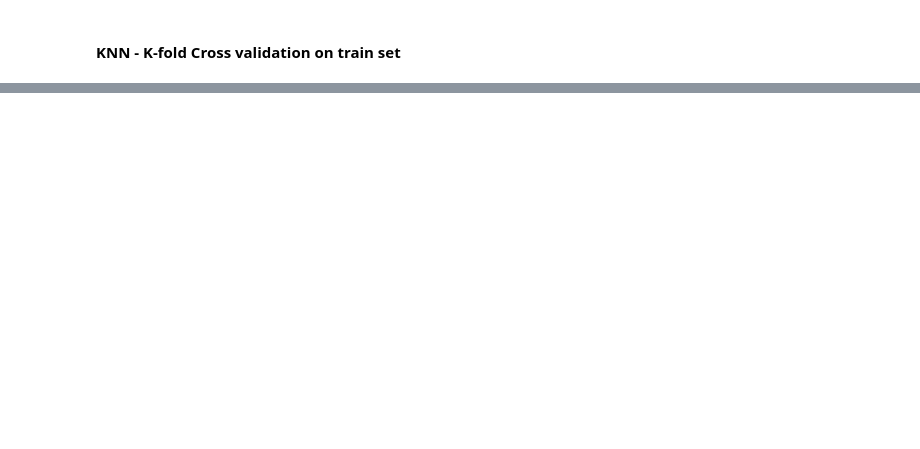
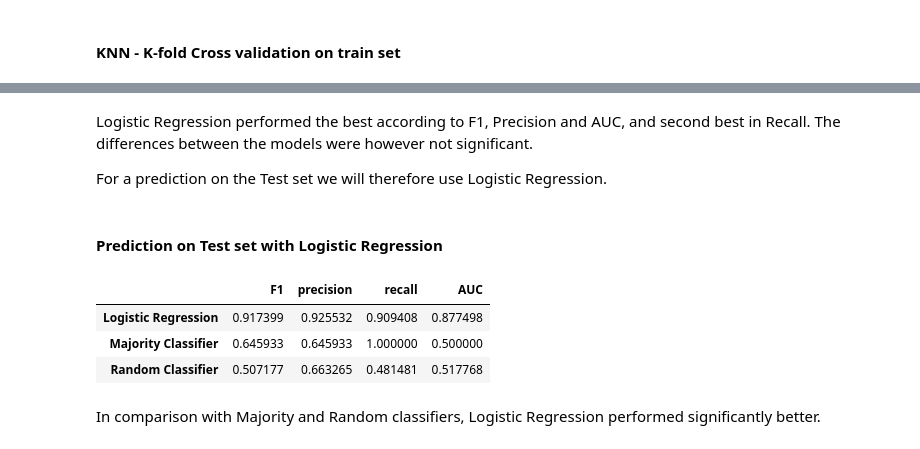
Before and after one commit to jkuhta/is-seminarska2, a Jupyter notebook: seminarska2.ipynb, the cells around one changed output, grey strips where cells are left out. Cells and saved outputs as stored; diff of their text form; code cells hidden in the pictures; blank space fills up the shorter version.

```diff
--- a/seminarska2.ipynb
+++ b/seminarska2.ipynb
@@ -275,8 +275,8 @@ precision = precision_score(y_test,predictions,zero_division=False)
 recall = recall_score(y_test, predictions)
 AUC = roc_auc_score(y_test,predictions)
 
-data = np.array([[f1,precision,recall,AUC]])
-scores = pd.DataFrame(data, columns=['F1','precision','recall','AUC'])
+dataMC = np.array([[f1,precision,recall,AUC]])
+scores = pd.DataFrame(dataMC, columns=['F1','precision','recall','AUC'])
 
 display(scores)
 # %% [output]
@@ -676,14 +755,29 @@ For prediction on test set we will use Logistic Regression, since it has the bes
+# %% [markdown]
+Logistic Regression performed the best according to F1, Precision and AUC, and second best in Recall. The differences between the models were however not significant.
+
+For a prediction on the Test set we will therefore use Logistic Regression.
+# %% [markdown]
+#### Prediction on Test set with Logistic Regression
 # %%
 model = LogisticRegression(solver='lbfgs',max_iter=10000)
 model.fit(X_lasso_train, y_train)
 LR_prediction = model.predict(X_lasso_test)
 
 f1 = f1_score(LR_prediction,y_test)
 precision = precision_score(LR_prediction,y_test)
 recall = recall_score(LR_prediction,y_test)
 AUC = roc_auc_score(LR_prediction,y_test)
 
-data = np.array([[f1,precision,recall,AUC]])
+dataLR = np.array([[f1,precision,recall,AUC]])
+
+data = np.array([dataLR[0], dataMC[0], dataRan[0]])
 scores = pd.DataFrame(data, columns=['F1','precision','recall','AUC'])
-
+scores.index = ['Logistic Regression', 'Majority Classifier', 'Random Classifier']
 display(scores)
+# %% [output]
+|  | F1 | precision | recall | AUC |
+| Logistic Regression | 0.917399 | 0.925532 | 0.909408 | 0.877498 |
+| Majority Classifier | 0.645933 | 0.645933 | 1.000000 | 0.500000 |
+| Random Classifier | 0.507177 | 0.663265 | 0.481481 | 0.517768 |
+# %% [markdown]
+In comparison with Majority and Random classifiers, Logistic Regression performed significantly better.
```
Also changed, not shown: parts of 27 cells of this notebook.
